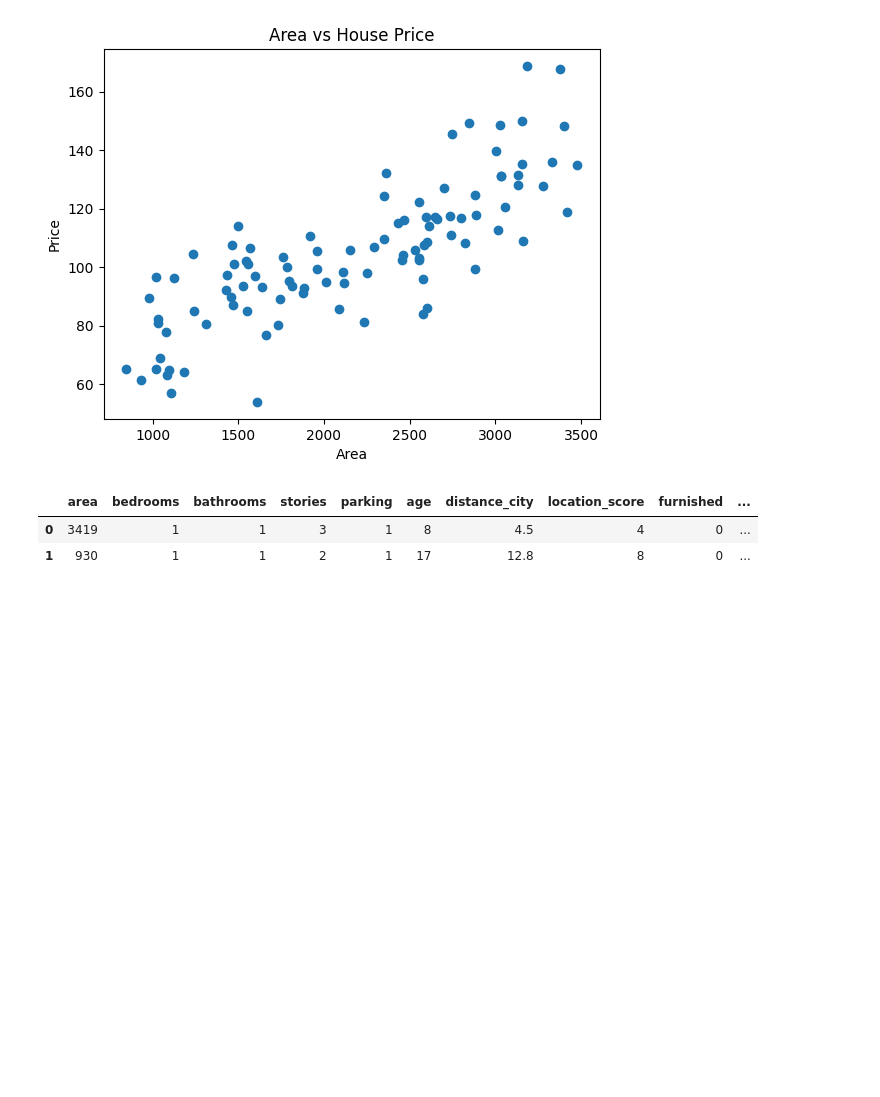
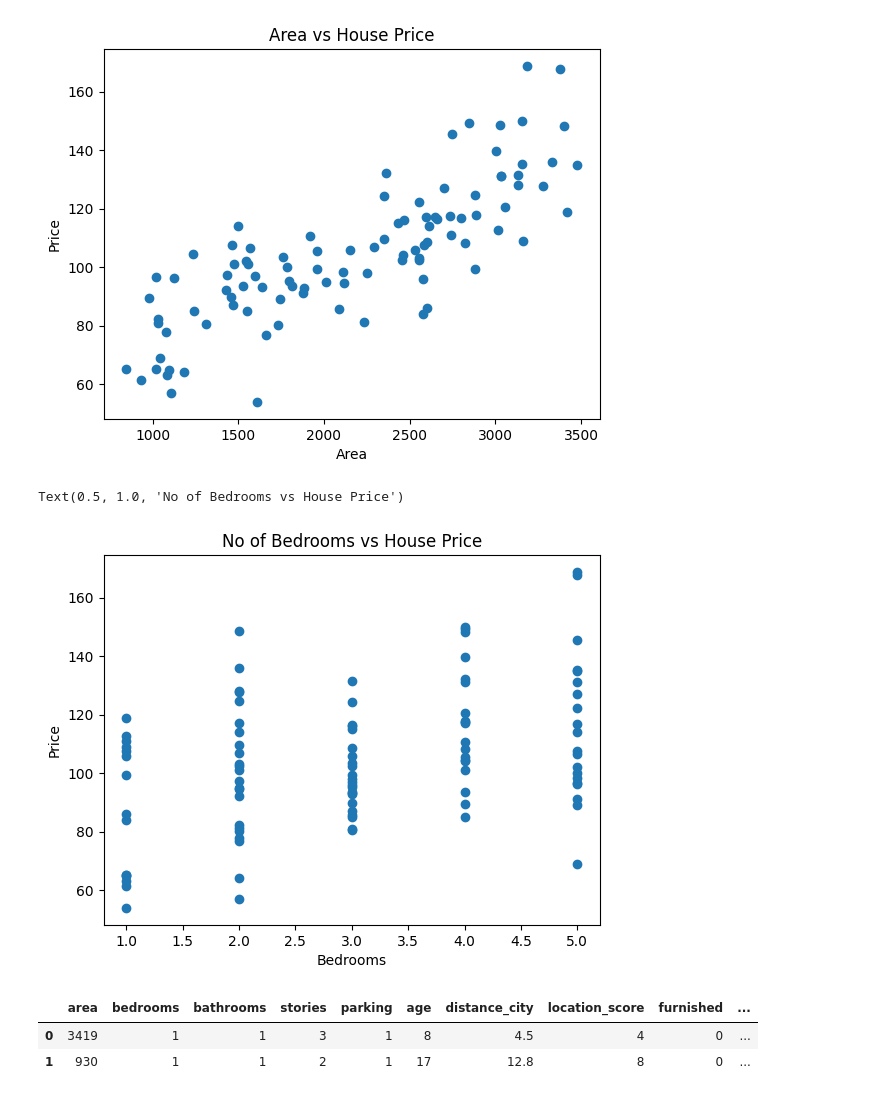
Before and after one commit to Harnoor0718/GenAI_Training, a Jupyter notebook: Day 12/house_price.ipynb, the cells around one changed output. Cells and saved outputs as stored; diff of their text form; code cells hidden in the pictures; blank space fills up the shorter version.

```diff
--- a/Day 12/house_price.ipynb
+++ b/Day 12/house_price.ipynb
@@ -71,6 +71,15 @@ plt.title("Area vs House Price")
 # %% [output]
 Text(0.5, 1.0, 'Area vs House Price')
 [figure]
+# %%
+plt.scatter(df["bedrooms"], df["price"])
+
+plt.xlabel("Bedrooms")
+plt.ylabel("Price")
+plt.title("No of Bedrooms vs House Price")
+# %% [output]
+Text(0.5, 1.0, 'No of Bedrooms vs House Price')
+[figure, added]
 # %%
 df.head(2)
 # %% [output]
```
Also changed, not shown: 2 other files.
